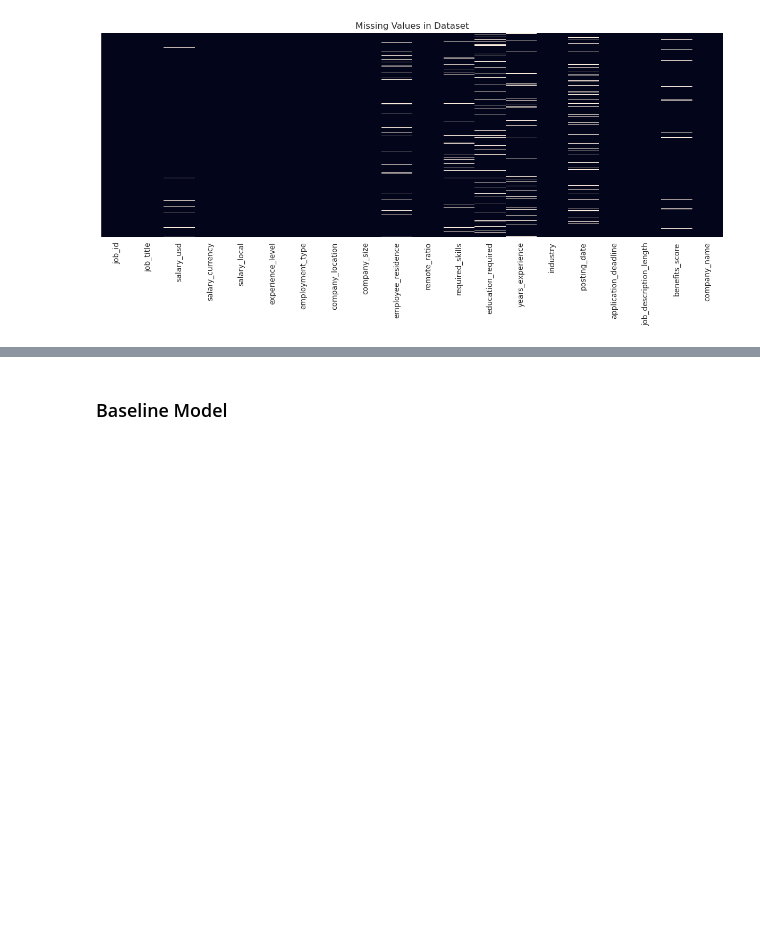
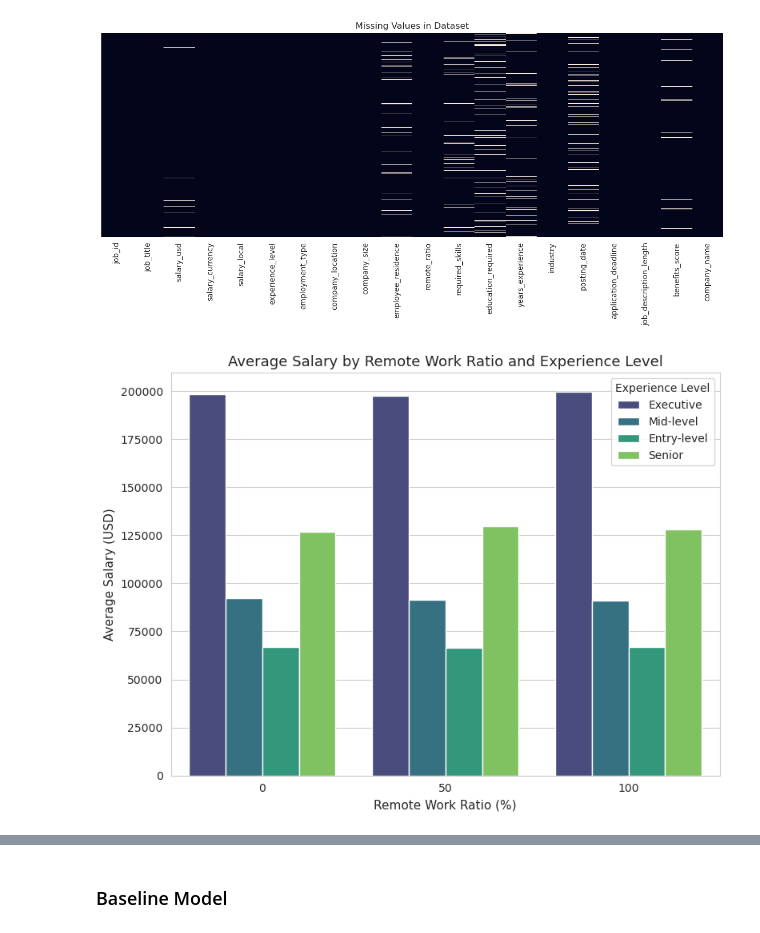
Before and after one commit to fandinos/cmse492_project, a Jupyter notebook: notebooks/exploratory/preliminary.ipynb, the cells around one changed output, grey strips where cells are left out. Saved outputs shown, nothing was run; the diff lists cells and outputs as text; code cells hidden in the pictures; blank space fills up the shorter version.

```diff
--- a/notebooks/exploratory/preliminary.ipynb
+++ b/notebooks/exploratory/preliminary.ipynb
@@ -204,3 +231,31 @@ plt.savefig(os.path.join(figures_dir, "missing_values_heatmap.png"), dpi=300, tr
 plt.show()
 # %% [output]
 [figure]
+# %%
+experience_map = {
+    'EN': 'Entry-level',
+    'MI': 'Mid-level',
+    'SE': 'Senior',
+    'EX': 'Executive'
+}
+data['experience_level_full'] = data['experience_level'].map(experience_map)
+
+plt.figure(figsize=(8,6))
+sns.barplot(
+    x='remote_ratio',
+    y='salary_usd',
+    hue='experience_level_full',  # use the descriptive version
+    data=data,
+    errorbar=None,
+    palette='viridis'
+)
+
+plt.title("Average Salary by Remote Work Ratio and Experience Level", fontsize=13)
+plt.xlabel("Remote Work Ratio (%)", fontsize=11)
+plt.ylabel("Average Salary (USD)", fontsize=11)
+plt.legend(title="Experience Level")
+plt.tight_layout()
+plt.savefig(os.path.join(figures_dir, "remote_ratio_vs_salary.png"), dpi=300, transparent=True)
+plt.show()
+# %% [output]
+[figure, added]
```
Also changed, not shown: parts of 7 cells of this notebook, 9 other files.
